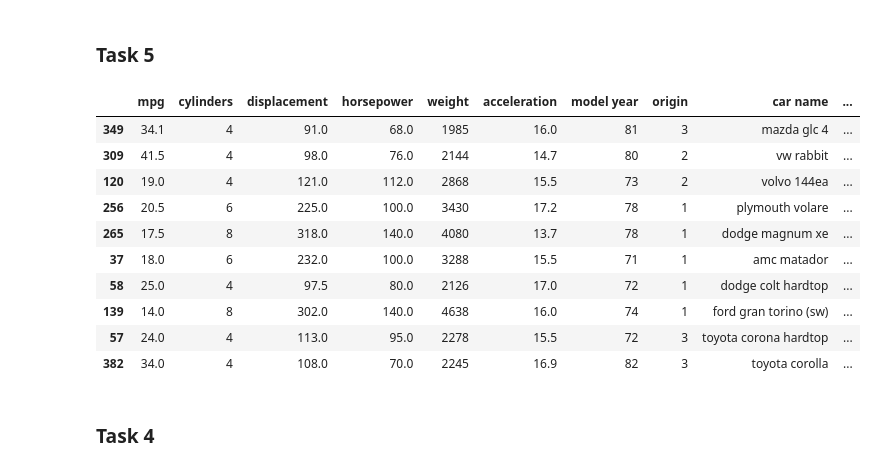
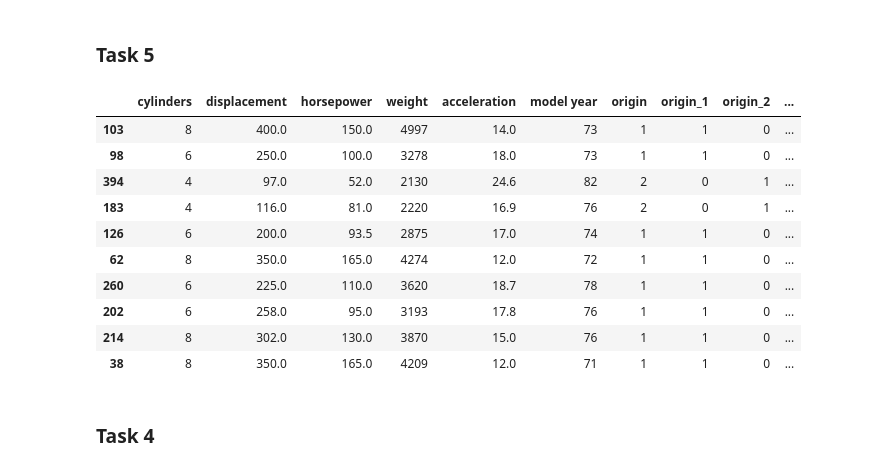
Before and after one commit to AndrewGriffith328/preprocessing_ml, a Jupyter notebook: preproc_assg.ipynb, the cells around one changed output. Saved outputs shown, nothing was run; the diff lists cells and outputs as text; code cells hidden in the pictures.

```diff
--- a/preproc_assg.ipynb
+++ b/preproc_assg.ipynb
@@ -65,25 +65,25 @@ y = df['mpg']
 # %%
 from sklearn.preprocessing import OneHotEncoder, OrdinalEncoder, StandardScaler, MinMaxScaler
 ohe = OneHotEncoder(sparse_output=False)
 origin_array = ohe.fit_transform(X[['origin']])
 
 origin_cols = ohe.get_feature_names_out(['origin'])
 origin_df = pd.DataFrame(origin_array, columns=origin_cols, dtype=int)
 
-df = pd.concat([df, origin_df], axis=1)
-df.sample(10)
+X = pd.concat([X, origin_df], axis=1)
+X.sample(10)
 # %% [output]
-|  | mpg | cylinders | displacement | horsepower | weight | acceleration | model year | origin | car name | ... |
-| 349 | 34.1 | 4 | 91.0 | 68.0 | 1985 | 16.0 | 81 | 3 | mazda glc 4 | ... |
-| 309 | 41.5 | 4 | 98.0 | 76.0 | 2144 | 14.7 | 80 | 2 | vw rabbit | ... |
-| 120 | 19.0 | 4 | 121.0 | 112.0 | 2868 | 15.5 | 73 | 2 | volvo 144ea | ... |
-| 256 | 20.5 | 6 | 225.0 | 100.0 | 3430 | 17.2 | 78 | 1 | plymouth volare | ... |
-| 265 | 17.5 | 8 | 318.0 | 140.0 | 4080 | 13.7 | 78 | 1 | dodge magnum xe | ... |
-| 37 | 18.0 | 6 | 232.0 | 100.0 | 3288 | 15.5 | 71 | 1 | amc matador | ... |
-| 58 | 25.0 | 4 | 97.5 | 80.0 | 2126 | 17.0 | 72 | 1 | dodge colt hardtop | ... |
-| 139 | 14.0 | 8 | 302.0 | 140.0 | 4638 | 16.0 | 74 | 1 | ford gran torino (sw) | ... |
-| 57 | 24.0 | 4 | 113.0 | 95.0 | 2278 | 15.5 | 72 | 3 | toyota corona hardtop | ... |
-| 382 | 34.0 | 4 | 108.0 | 70.0 | 2245 | 16.9 | 82 | 3 | toyota corolla | ... |
+|  | cylinders | displacement | horsepower | weight | acceleration | model year | origin | origin_1 | origin_2 | ... |
+| 103 | 8 | 400.0 | 150.0 | 4997 | 14.0 | 73 | 1 | 1 | 0 | ... |
+| 98 | 6 | 250.0 | 100.0 | 3278 | 18.0 | 73 | 1 | 1 | 0 | ... |
+| 394 | 4 | 97.0 | 52.0 | 2130 | 24.6 | 82 | 2 | 0 | 1 | ... |
+| 183 | 4 | 116.0 | 81.0 | 2220 | 16.9 | 76 | 2 | 0 | 1 | ... |
+| 126 | 6 | 200.0 | 93.5 | 2875 | 17.0 | 74 | 1 | 1 | 0 | ... |
+| 62 | 8 | 350.0 | 165.0 | 4274 | 12.0 | 72 | 1 | 1 | 0 | ... |
+| 260 | 6 | 225.0 | 110.0 | 3620 | 18.7 | 78 | 1 | 1 | 0 | ... |
+| 202 | 6 | 258.0 | 95.0 | 3193 | 17.8 | 76 | 1 | 1 | 0 | ... |
+| 214 | 8 | 302.0 | 130.0 | 3870 | 15.0 | 76 | 1 | 1 | 0 | ... |
+| 38 | 8 | 350.0 | 165.0 | 4209 | 12.0 | 71 | 1 | 1 | 0 | ... |
 # %% [markdown]
 ### Task 4
 # %% [markdown]
```
Also changed, not shown: parts of 1 cell of this notebook.
